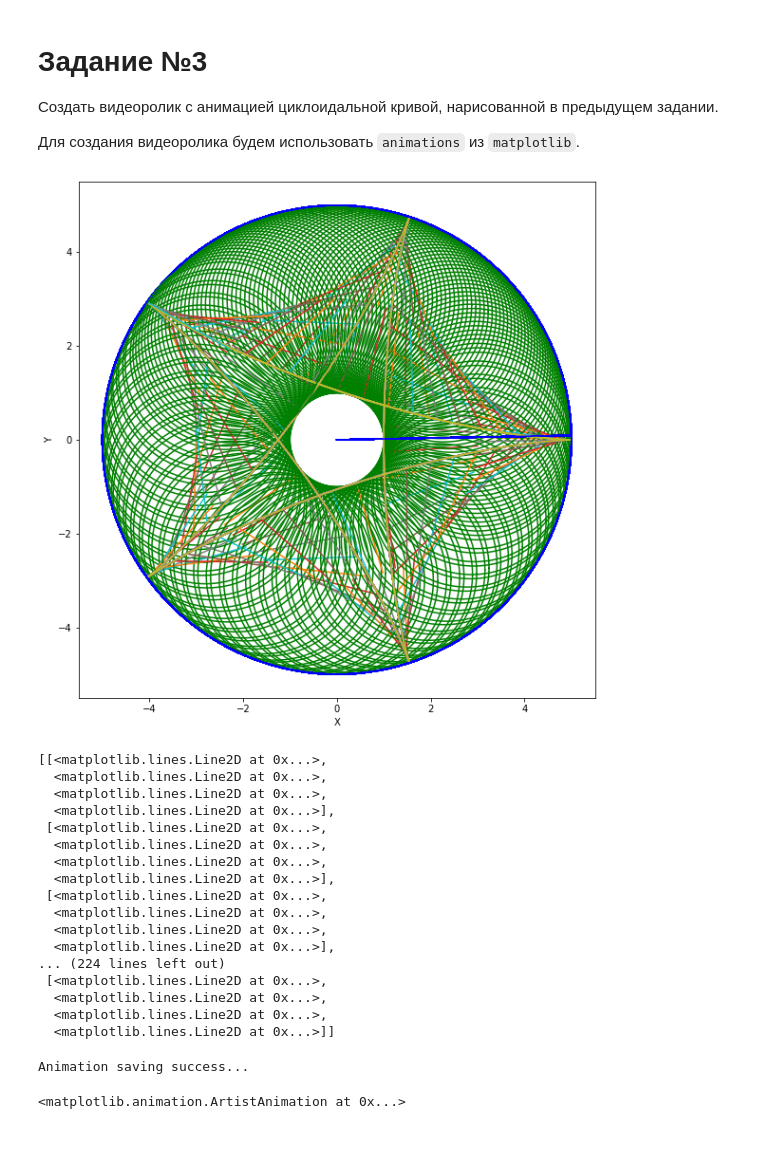
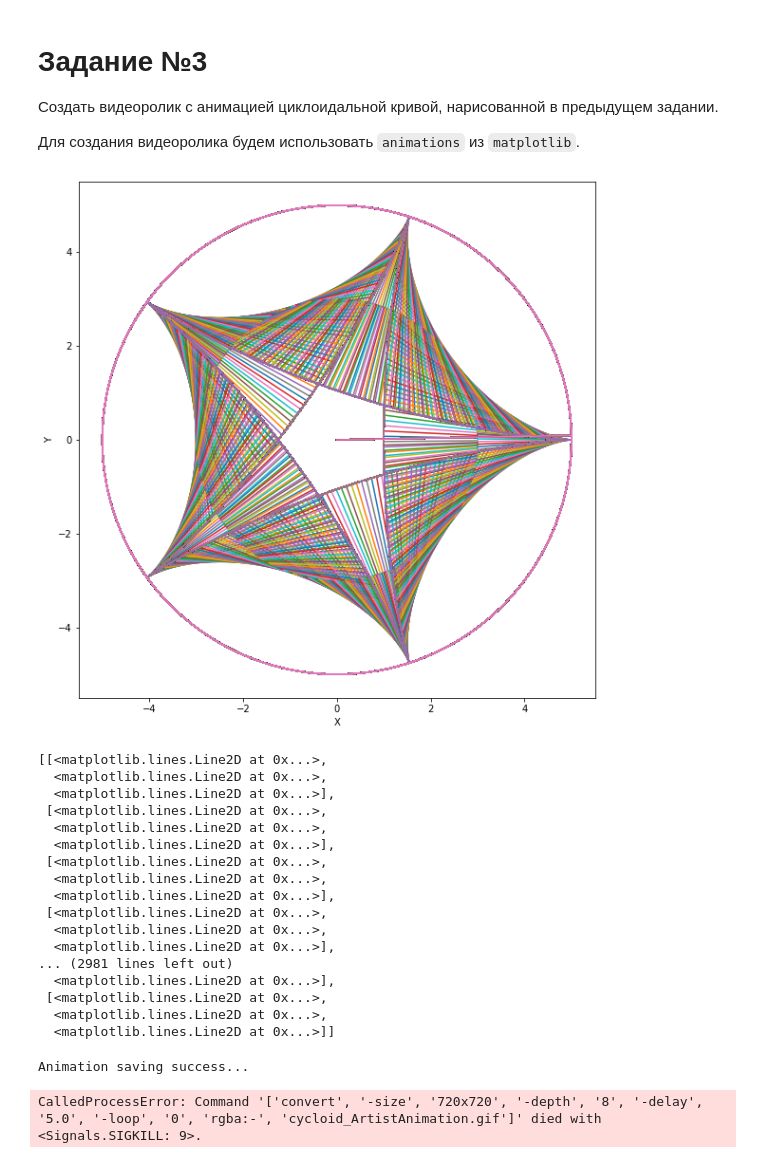
Before and after one commit to mascomen4/computer-geometry, a Jupyter notebook: lab03/main.ipynb, the cells around one changed output. Cells and saved outputs as stored; diff of their text form; code cells hidden in the pictures.

```diff
--- a/lab03/main.ipynb
+++ b/lab03/main.ipynb
@@ -23,7 +23,7 @@ def rot_mat(delta):
 # %%
 th = np.linspace(0, np.pi*2, 1000)
 
-def conventional_circle():
+def conventional_circle(th):
     # Conventional circle definition
     r = 2
     x = np.array(r * np.cos(th))
@@ -31,7 +31,7 @@ def conventional_circle():
     return x, y
 
 
-def optimized_circle():
+def optimized_circle(th):
     # Optimized circle definition
     xy = np.zeros([1000, 2])
     xy[0] = np.array([1, 0])
@@ -50,4 +50,4 @@ x, y = conventional_circle()
 # %%
-x, y = conventional_circle()
+x, y = conventional_circle(th)
 # %%
 %%timeit -t
@@ -57,5 +57,5 @@ xy = optimized_circle()
 # %%
-xy = optimized_circle()
+xy = optimized_circle(th)
 # %%
 myplot(x, y)
 # %% [output]
@@ -190,56 +190,47 @@ ax.plot([3, xy[0][0]], [0, xy[0][1]], marker='o', color='black')
 # %%
 fig = plt.figure(figsize=(10,10))
 plt.axes().set_aspect('equal')
 plt.xlabel('X')
 plt.ylabel('Y')
 
 freq = 1000
 lns = []
 
-for i in range(1, freq - 200, 5):
+for i in range(1, freq):
     hypotr, = plt.plot(xy[:i, 0], xy[:i, 1])
     line, = plt.plot([centers[i][0], xy[i][0]], [centers[i][1], xy[i][1]])
     # Внешняя окружность должна быть постоянной
-    out_circle, = plt.plot(out[:, 0], out[:, 1], color="blue")
+    out_circle, = plt.plot(out[:, 0], out[:, 1])
 
-    # Returns a 1 radius circle in the center.
-    in_circle_coords = optimized_circle()
-    # Let's scale it, r = 2 =>
-    in_circle_coords *= 2
-    # Let's translate it by the defined cinter
-    in_circle_coords += centers[i]
-
-    in_circle, = plt.plot( in_circle_coords[:, 0], in_circle_coords[:, 1], color="green" )
-
-    lns.append([hypotr, line, out_circle, in_circle])
+    lns.append([hypotr, line, out_circle])
 # %% [output]
-[figure, old version]
+[figure, new version]
 # %%
 lns
 # %% [output]
 [[<matplotlib.lines.Line2D at 0x...>,
-  <matplotlib.lines.Line2D at 0x...>,
   <matplotlib.lines.Line2D at 0x...>,
   <matplotlib.lines.Line2D at 0x...>],
  [<matplotlib.lines.Line2D at 0x...>,
   <matplotlib.lines.Line2D at 0x...>,
+  <matplotlib.lines.Line2D at 0x...>],
+ [<matplotlib.lines.Line2D at 0x...>,
   <matplotlib.lines.Line2D at 0x...>,
   <matplotlib.lines.Line2D at 0x...>],
  [<matplotlib.lines.Line2D at 0x...>,
   <matplotlib.lines.Line2D at 0x...>,
-  <matplotlib.lines.Line2D at 0x...>,
   <matplotlib.lines.Line2D at 0x...>],
-... (224 lines left out)
+... (2981 lines left out)
+  <matplotlib.lines.Line2D at 0x...>],
  [<matplotlib.lines.Line2D at 0x...>,
   <matplotlib.lines.Line2D at 0x...>,
-  <matplotlib.lines.Line2D at 0x...>,
   <matplotlib.lines.Line2D at 0x...>]]
 # %%
-ani = animation.ArtistAnimation(fig, lns, interval=100)
+ani = animation.ArtistAnimation(fig, lns, interval=50)
+print("Animation saving success...")
 # ani.save('cycloid_ArtistAnimation.mp4', writer='ffmpeg')
 ani.save('cycloid_ArtistAnimation.gif', writer='imagemagick')
-print("Animation saving success...")
 ani
 # %% [output]
 Animation saving success...
-<matplotlib.animation.ArtistAnimation at 0x...>
+CalledProcessError: Command '['convert', '-size', '720x720', '-depth', '8', '-delay', '5.0', '-loop', '0', 'rgba:-', 'cycloid_ArtistAnimation.gif']' died with <Signals.SIGKILL: 9>.
```
Also changed, not shown: parts of 2 cells of this notebook, 2 other files.
